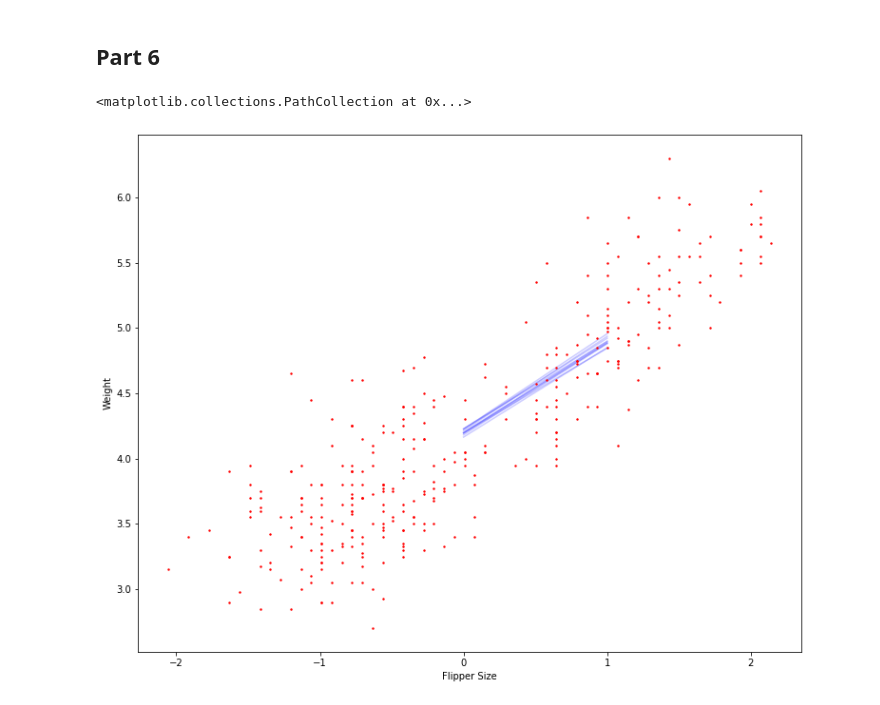
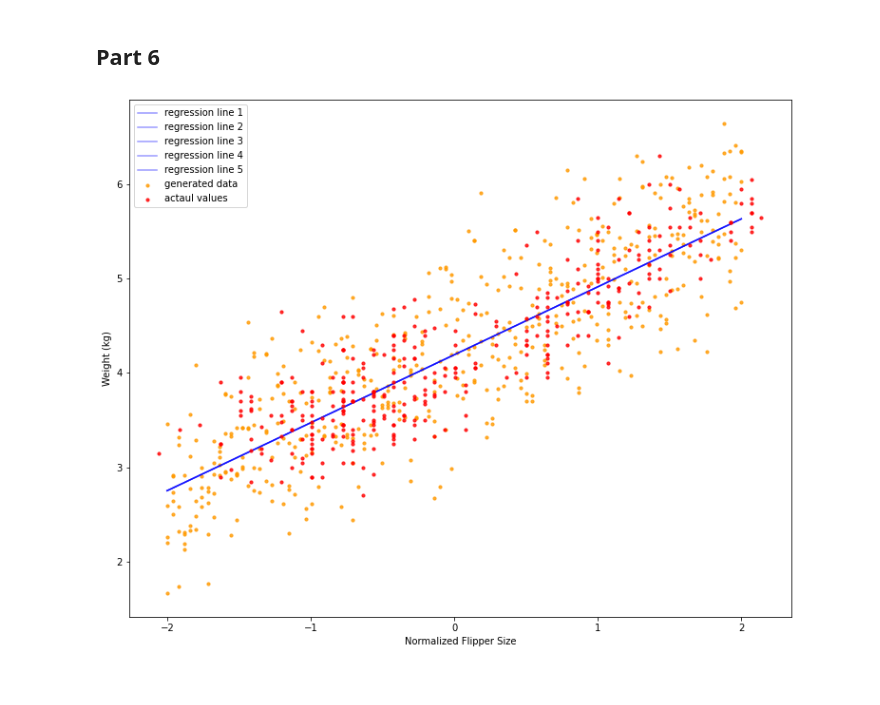
Before and after one commit to fhall18/bayes_ps2, a Jupyter notebook: Problem_3.ipynb, the cells around one changed output. Cells and saved outputs as stored; diff of their text form; code cells hidden in the pictures.

```diff
--- a/Problem_3.ipynb
+++ b/Problem_3.ipynb
@@ -80,22 +82,27 @@ We can start by creating a funcvtion that samples X.
 def sample_from_x(num_samples):
     return sample(list(penguin['flipper_length_norm']),num_samples)
 # %%
-def generate_data(alpha, beta, var, X, num_samples=10):
+def generate_data(alpha, beta, var, X,num_samples=1):
     return ss.norm(alpha + beta * X, np.sqrt(var)).rvs(num_samples)
 # %%
-# PRIOR PREDICTIVE REGRESSION LINES
 import random
 random.seed(5)
-for X in sample(list(penguin['flipper_length_norm']),50):
+for X in np.linspace(-2,2,30):
 
     params = generate_parameters_prior()
 
     num_samples = 50
-    Y = generate_data(*params,X,num_samples)
+    Y0 = generate_data(*params,-2)
+    Y1 = generate_data(*params,2)
 
-    plt.scatter([X]*num_samples,Y, c='gray', alpha=0.1,s=6)
+    x = np.linspace(-2,2,20)
+    y = [generate_data(*params,i) for i in x]
+
+    plt.plot([-2,2],[Y0,Y1], c='gray', alpha=0.1)
+    plt.scatter(x,y,c='gray',s=3,alpha=0.2)
 
 plt.xlabel('normalized flipper length')
-plt.ylabel('penguin weight')
+plt.ylabel('penguin weight (kg)')
+plt.savefig('prior_predictive.png')
 plt.show()
 # %% [output]
@@ -144,23 +198,28 @@ sns.pairplot(pd.DataFrame(samples, columns=['alpha', 'beta', 'var']))
 ## Part 6
 # %%
 # data points and regression lines
+x = np.linspace(-2, 2, 100)
 plt.figure(figsize=(12.5,10))
-for i in range(10):  # 10 data sets
+appended_data = []
+for i in range(1,6):  # 10 data sets
+
     params = approx.rvs()
-    alpha = params[0]
-    beta = params[1]
-    var = params[2]
 
-    Y0 = generate_data(alpha, beta, var, 50)  # simulate 50 measurements at 0
-    Y1 = generate_data(alpha, beta, var, 50)  # simulate 50 measurements at 1
+    Y0 = generate_data(*params,x,100)  # simulate 100 measurements at 0
+    plt.plot(x, alpha + beta*x, c='blue', alpha=0.4, zorder=-100,label='regression line %s' % i)
 
-    plt.plot([alpha, alpha + beta], c='blue', alpha=0.1, zorder=-100)
-    plt.plot([alpha, alpha + beta], c='blue', alpha=0.1, zorder=-100)
-   # plt.scatter([0] * 50 + [1] * 50, np.concatenate((Y0, Y1)), c='gray', alpha=0.1, zorder=-100)
+    temp_zipped = list(zip(x,Y0))
+    df_temp = pd.DataFrame(temp_zipped, columns = ['x', 'y'])
+    appended_data.append(df_temp)
 
-plt.xlabel('Flipper Size')
-plt.ylabel('Weight')
-plt.scatter(penguin['flipper_length_norm'], penguin['body_mass_kg'], s=2, c='red')
+
+appended_data = pd.concat(appended_data)
+plt.scatter(appended_data['x'],appended_data['y'], c='#FF9A00',s = 10, alpha=.8,zorder=-100, label='generated data')
+plt.xlabel('Normalized Flipper Size')
+plt.ylabel('Weight (kg)')
+plt.scatter(penguin['flipper_length_norm'], penguin['body_mass_kg'], s=10,alpha=.8, c='red',label="actaul values")
+plt.legend()
+plt.savefig('generate_sample_data.png')
+plt.show()
 # %% [output]
-<matplotlib.collections.PathCollection at 0x...>
-[figure, old version]
+[figure, new version]
```
Also changed, not shown: parts of 13 cells of this notebook, 7 other files.
